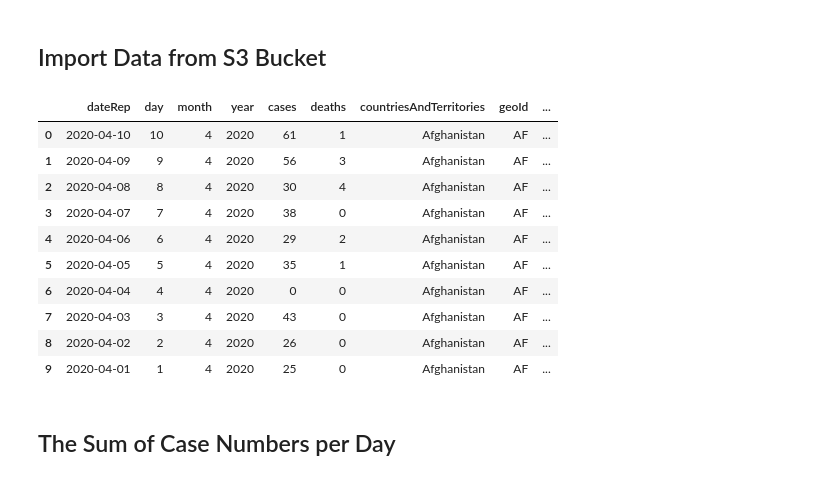
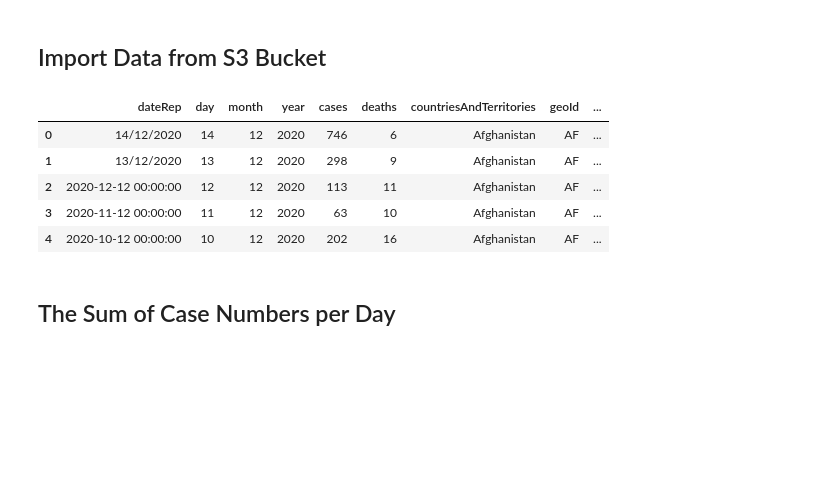
Before and after one commit to xbwei/machine_learning_in_python, a Jupyter notebook: COVID_19_Data_Analysis.ipynb, the cells around one changed output. Cells and saved outputs as stored; diff of their text form; code cells hidden in the pictures; blank space fills up the shorter version.

```diff
--- a/COVID_19_Data_Analysis.ipynb
+++ b/COVID_19_Data_Analysis.ipynb
@@ -11,20 +11,15 @@ import pandas
 # %% [markdown]
 ## Import Data from S3 Bucket
-# %%
-df = pandas.read_excel('s3://wei-ia241/COVID-19-geographic-disbtribution-worldwide.xlsx')
-df[:10] #the top 10 rows
-# %% [output]
-|  | dateRep | day | month | year | cases | deaths | countriesAndTerritories | geoId | ... |
-| 0 | 2020-04-10 | 10 | 4 | 2020 | 61 | 1 | Afghanistan | AF | ... |
-| 1 | 2020-04-09 | 9 | 4 | 2020 | 56 | 3 | Afghanistan | AF | ... |
-| 2 | 2020-04-08 | 8 | 4 | 2020 | 30 | 4 | Afghanistan | AF | ... |
-| 3 | 2020-04-07 | 7 | 4 | 2020 | 38 | 0 | Afghanistan | AF | ... |
-| 4 | 2020-04-06 | 6 | 4 | 2020 | 29 | 2 | Afghanistan | AF | ... |
-| 5 | 2020-04-05 | 5 | 4 | 2020 | 35 | 1 | Afghanistan | AF | ... |
-| 6 | 2020-04-04 | 4 | 4 | 2020 | 0 | 0 | Afghanistan | AF | ... |
-| 7 | 2020-04-03 | 3 | 4 | 2020 | 43 | 0 | Afghanistan | AF | ... |
-| 8 | 2020-04-02 | 2 | 4 | 2020 | 26 | 0 | Afghanistan | AF | ... |
-| 9 | 2020-04-01 | 1 | 4 | 2020 | 25 | 0 | Afghanistan | AF | ... |
+# %%
+df = pd.read_excel('') # provide the data location
+df.head() #show the top 5 rows
+# %% [output]
+|  | dateRep | day | month | year | cases | deaths | countriesAndTerritories | geoId | ... |
+| 0 | 14/12/2020 | 14 | 12 | 2020 | 746 | 6 | Afghanistan | AF | ... |
+| 1 | 13/12/2020 | 13 | 12 | 2020 | 298 | 9 | Afghanistan | AF | ... |
+| 2 | 2020-12-12 00:00:00 | 12 | 12 | 2020 | 113 | 11 | Afghanistan | AF | ... |
+| 3 | 2020-11-12 00:00:00 | 11 | 12 | 2020 | 63 | 10 | Afghanistan | AF | ... |
+| 4 | 2020-10-12 00:00:00 | 10 | 12 | 2020 | 202 | 16 | Afghanistan | AF | ... |
 # %% [markdown]
 ## The Sum of Case Numbers per Day
 # %%
```
Also changed, not shown: parts of 6 cells of this notebook.
